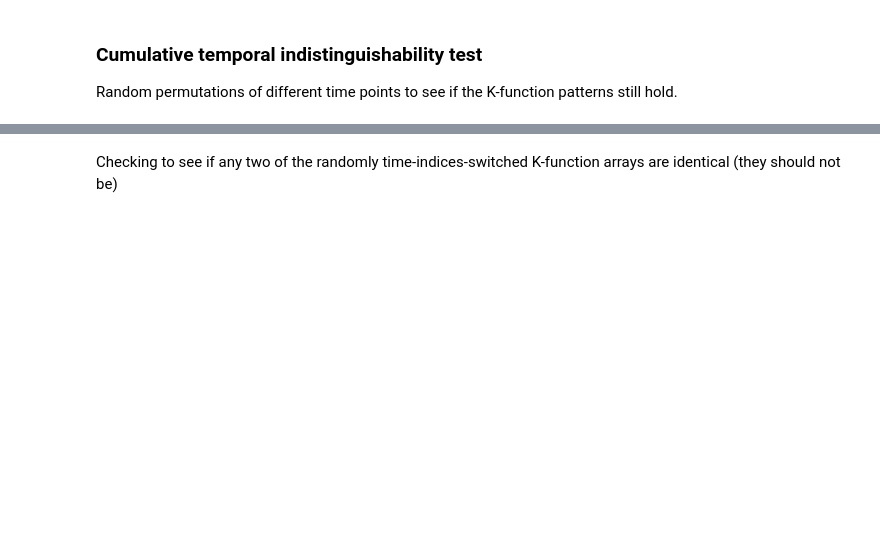
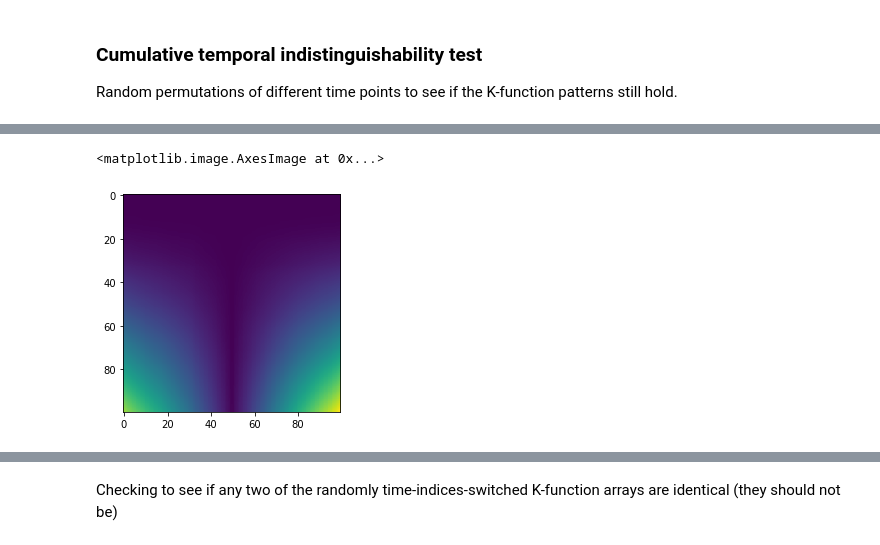
Before and after one commit to nthndy/cell-comp-analysis, a Jupyter notebook: radial_analysis/Space-time_K-Function_analysis.ipynb, the cells around one changed output, grey strips where cells are left out. Saved outputs shown, nothing was run; the diff lists cells and outputs as text; code cells hidden in the pictures; blank space fills up the shorter version.

```diff
--- a/radial_analysis/Space-time_K-Function_analysis.ipynb
+++ b/radial_analysis/Space-time_K-Function_analysis.ipynb
@@ -460,0 +515,2 @@ natsorted(glob.glob('K_st_tau_(*).pkl'))
+# %%
+unfinished_taus = list(set(list(range(0,1000))) - set(list(K_st_tau.keys())))
@@ -473,0 +573,5 @@ len(K_st_tau)
+# %%
+plt.imshow(K_st_tau[299])
+# %% [output]
+<matplotlib.image.AxesImage at 0x...>
+[figure, added]
```
Also changed, not shown: parts of 64 cells of this notebook.
